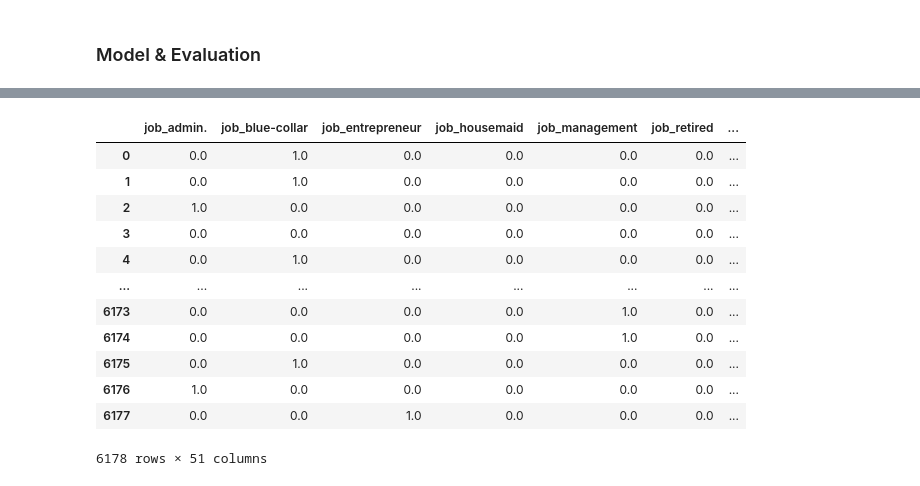
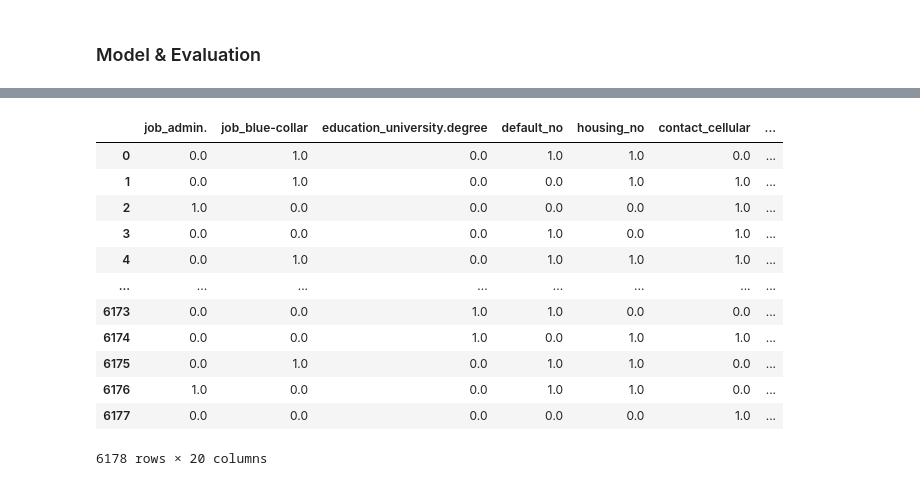
Before and after one commit to peterkchung/lead-scoring-basic, a Jupyter notebook: lead_scoring_0.1.ipynb, the cells around one changed output, grey strips where cells are left out. Saved outputs shown, nothing was run; the diff lists cells and outputs as text; code cells hidden in the pictures.

```diff
--- a/lead_scoring_0.1.ipynb
+++ b/lead_scoring_0.1.ipynb
@@ -248,5 +257,9 @@ sns.histplot(X_train_processed[:, np.where(X_train_processed_names == 'poutcome_
 # %%
 X_train_postprocess = pd.DataFrame(data=X_train_processed, columns=X_train_processed_names)
 X_train_postprocess = X_train_postprocess.drop(['job_unknown', 'marital_unknown', 'education_unknown', 'default_unknown', 'housing_unknown', 'loan_unknown', 'poutcome_nonexistent'], axis=1)
-X_train_postprocess
+
+oversample = SMOTE()
+X_train_postprocess, y_train = oversample.fit_resample(X_train_postprocess, y_train)
+
+y_train.value_counts()
 # %% [output]
@@ -280,0 +270,18 @@ X_train_postprocess
+# %%
+# --- Recursive Feature Elimination (RFE)
+# model = DecisionTreeClassifier(random_state=42)
+
+model = LogisticRegression()
+rfe = RFE(estimator = model, n_features_to_select = 20)
+X_train_rfe = rfe.fit_transform(X_train_postprocess, y_train)
+rfe_selected_features = X_train_postprocess.columns[rfe.support_]
+
+
+# print("Feature ranking:")
+# print(rfe.ranking_)
+
+# --- Print RFE information
+print("\nFeature Selection (RFE):")
+print("Selected the top 20 most impactful features.")
+print(rfe_selected_features)
+X_train_postprocess = X_train_postprocess[rfe_selected_features]
@@ -364,45 +366,48 @@ Rank 51: poutcome_failure | index 44 | Coefficient: -160.64475
 # %%
 # --- Apply training transformations to validation set
 
 # --- Isolate categorical data
-categorical_columns = ['job', 'marital', 'education', 'default', 'housing', 'loan', 'contact', 'month', 'day_of_week', 'poutcome']
+categorical_features = ['job', 'marital', 'education', 'default', 'housing', 'loan', 'contact', 'month', 'day_of_week', 'poutcome']
 
-X_val_cat_encoded = encoder.transform(X_val[categorical_columns])
+X_val_cat_encoded = encoder.transform(X_val[categorical_features])
 
 
-# --- Apply standard scaling for numerical_features
-num_stdscale_features = ['age']
+# # --- Apply standard scaling for numerical_features
+# num_stdscale_features = ['age']
 
-X_val_num_stdscaled = std_scaler.transform(X_val[num_stdscale_features])
+# X_val_num_stdscaled = std_scaler.transform(X_val[num_stdscale_features])
 
 
-# # --- Apply min-max scaling for numerical_features
+# # --- Apply power transform scaling for numerical_features
 num_powertrans_features = ['duration', 'campaign', 'pdays', 'previous']
 
 X_val_num_powertransform = power_transform(X_val[num_powertrans_features])
 
 
+num_binned_features = ['age']
+
+X_val_num_binned = discretizer.transform(X_val[num_binned_features])
+
 # --- Combine processed arrays into validation array
-X_val_processed = np.hstack((X_val_cat_encoded.toarray(), X_val_num_stdscaled,
-                               X_val_num_powertransform))
+X_val_processed = np.hstack((X_val_cat_encoded.toarray(), X_val_num_powertransform, X_val_num_binned.toarray()))
 
 X_val_postprocess = pd.DataFrame(data=X_val_processed, columns=X_train_processed_names)
-X_val_postprocess = X_val_postprocess.drop(['job_unknown', 'marital_unknown', 'education_unknown', 'default_unknown', 'housing_unknown', 'loan_unknown', 'poutcome_nonexistent'], axis=1)
+X_val_postprocess = X_val_postprocess[rfe_selected_features]
 X_val_postprocess
 # %% [output]
-|  | job_admin. | job_blue-collar | job_entrepreneur | job_housemaid | job_management | job_retired | ... |
-| 0 | 0.0 | 1.0 | 0.0 | 0.0 | 0.0 | 0.0 | ... |
-| 1 | 0.0 | 1.0 | 0.0 | 0.0 | 0.0 | 0.0 | ... |
-| 2 | 1.0 | 0.0 | 0.0 | 0.0 | 0.0 | 0.0 | ... |
-| 3 | 0.0 | 0.0 | 0.0 | 0.0 | 0.0 | 0.0 | ... |
-| 4 | 0.0 | 1.0 | 0.0 | 0.0 | 0.0 | 0.0 | ... |
+|  | job_admin. | job_blue-collar | education_university.degree | default_no | housing_no | contact_cellular | ... |
+| 0 | 0.0 | 1.0 | 0.0 | 1.0 | 1.0 | 0.0 | ... |
+| 1 | 0.0 | 1.0 | 0.0 | 0.0 | 1.0 | 1.0 | ... |
+| 2 | 1.0 | 0.0 | 0.0 | 0.0 | 0.0 | 1.0 | ... |
+| 3 | 0.0 | 0.0 | 0.0 | 1.0 | 0.0 | 1.0 | ... |
+| 4 | 0.0 | 1.0 | 0.0 | 1.0 | 1.0 | 1.0 | ... |
 | ... | ... | ... | ... | ... | ... | ... | ... |
-| 6173 | 0.0 | 0.0 | 0.0 | 0.0 | 1.0 | 0.0 | ... |
-| 6174 | 0.0 | 0.0 | 0.0 | 0.0 | 1.0 | 0.0 | ... |
-| 6175 | 0.0 | 1.0 | 0.0 | 0.0 | 0.0 | 0.0 | ... |
-| 6176 | 1.0 | 0.0 | 0.0 | 0.0 | 0.0 | 0.0 | ... |
-| 6177 | 0.0 | 0.0 | 1.0 | 0.0 | 0.0 | 0.0 | ... |
+| 6173 | 0.0 | 0.0 | 1.0 | 1.0 | 0.0 | 0.0 | ... |
+| 6174 | 0.0 | 0.0 | 1.0 | 0.0 | 1.0 | 1.0 | ... |
+| 6175 | 0.0 | 1.0 | 0.0 | 1.0 | 1.0 | 0.0 | ... |
+| 6176 | 1.0 | 0.0 | 0.0 | 1.0 | 1.0 | 0.0 | ... |
+| 6177 | 0.0 | 0.0 | 0.0 | 0.0 | 0.0 | 1.0 | ... |
-6178 rows × 51 columns
+6178 rows × 20 columns
 # %%
 # --- Predict values for validation set
 y_pred = logreg.predict(X_val_postprocess)
```
Also changed, not shown: parts of 16 cells of this notebook.
